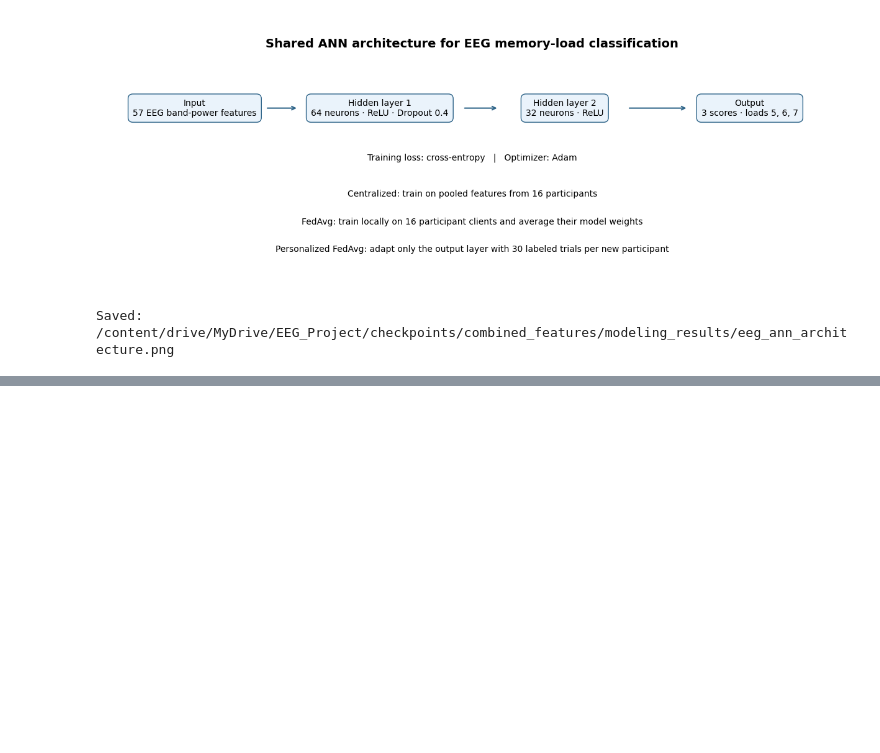
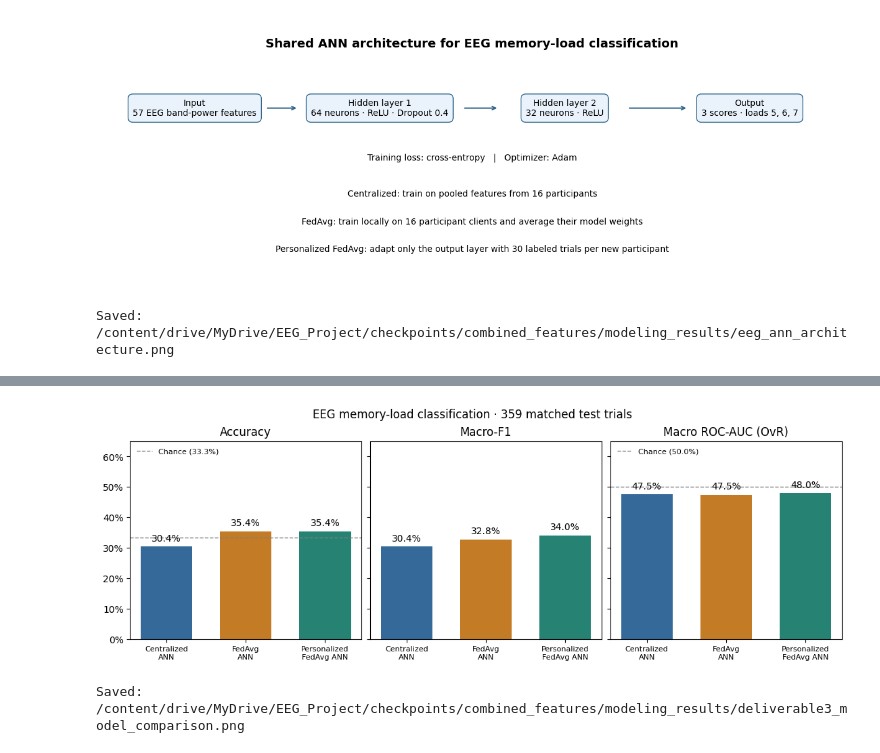
Before and after one commit to EmanAdil122/federated-eeg-working-memory, a Jupyter notebook: notebooks/EEG_Modeling.ipynb, the cells around one changed output, grey strips where cells are left out. Cells and saved outputs as stored; diff of their text form; code cells hidden in the pictures; blank space fills up the shorter version.

```diff
--- a/notebooks/EEG_Modeling.ipynb
+++ b/notebooks/EEG_Modeling.ipynb
@@ -1005,0 +1167,44 @@ files.download(str(zip_path))
+# %%
+import matplotlib.pyplot as plt
+from matplotlib.ticker import PercentFormatter
+
+models = ["Centralized ANN", "FedAvg ANN", "Personalized FedAvg ANN"]
+labels = ["Centralized\nANN", "FedAvg\nANN", "Personalized\nFedAvg ANN"]
+colors = ["#34699a", "#c47b25", "#268374"]
+
+comparison = test_metrics.set_index("model").loc[models]
+assert comparison["test_trials"].eq(359).all()
+
+metrics = [
+    ("accuracy", "Accuracy", 1 / 3),
+    ("macro_f1", "Macro-F1", None),
+    ("macro_roc_auc_ovr", "Macro ROC-AUC (OvR)", 0.5),
+]
+
+fig, axes = plt.subplots(
+    1, 3, figsize=(11, 3.8), sharey=True, constrained_layout=True
+)
+
+for ax, (column, title, reference) in zip(axes, metrics):
+    values = comparison[column]
+    bars = ax.bar(labels, values, color=colors, width=0.65)
+    ax.bar_label(bars, labels=[f"{value:.1%}" for value in values], padding=4)
+    if reference is not None:
+        ax.axhline(
+            reference, color="gray", linestyle="--", linewidth=1,
+            label=f"Chance ({reference:.1%})"
+        )
+        ax.legend(loc="upper left", fontsize=8, frameon=False)
+    ax.set_title(title)
+    ax.set_ylim(0, 0.65)
+    ax.yaxis.set_major_formatter(PercentFormatter(1))
+    ax.tick_params(axis="x", labelsize=8)
+
+fig.suptitle("EEG memory-load classification · 359 matched test trials")
+output = results_dir / "deliverable3_model_comparison.png"
+fig.savefig(output, dpi=300, bbox_inches="tight")
+plt.show()
+print("Saved:", output)
+# %% [output]
+[figure, added]
+Saved: /content/drive/MyDrive/EEG_Project/checkpoints/combined_features/modeling_results/deliverable3_model_comparison.png
```
Also changed, not shown: parts of 6 cells of this notebook.
